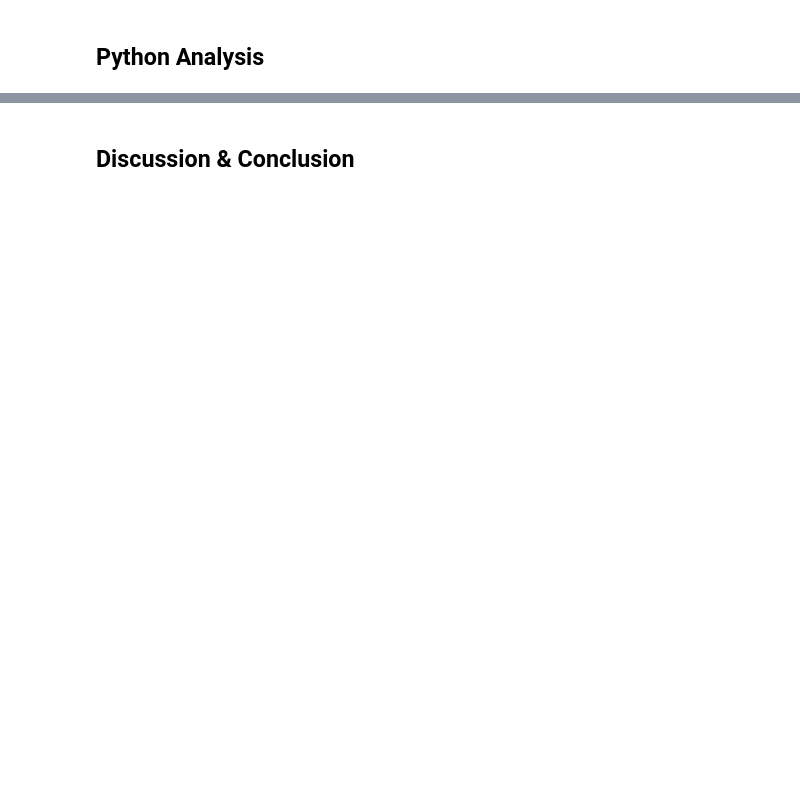
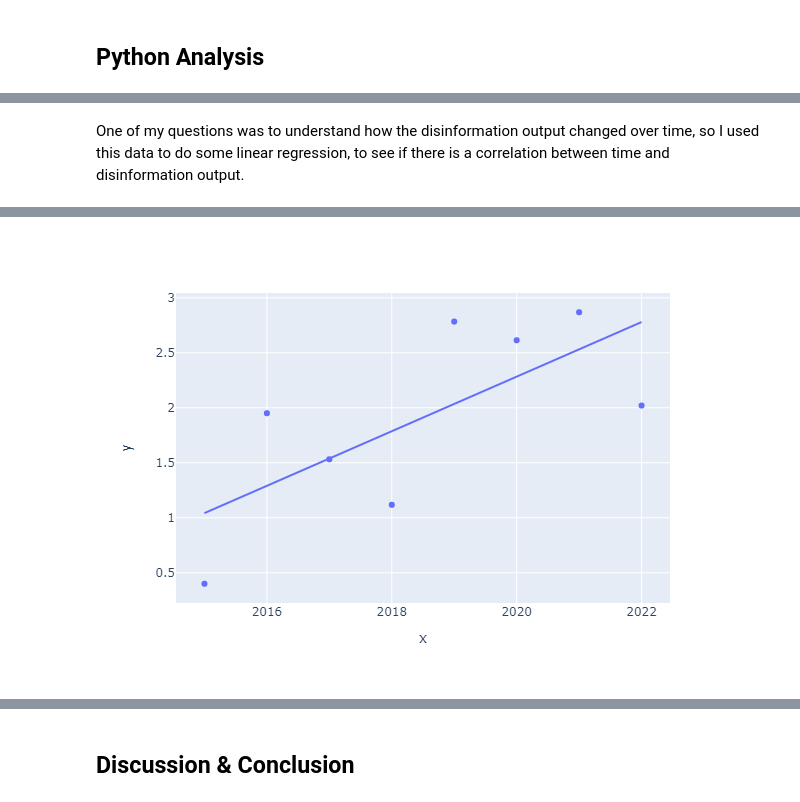
Before and after one commit to ashlynbaske/hcde-410-final, a Jupyter notebook: ukr-report.ipynb, the cells around one changed output, grey strips where cells are left out. Drawn from its saved outputs; the diff is of its cells as text; code cells hidden in the pictures; blank space fills up the shorter version.

```diff
--- a/ukr-report.ipynb
+++ b/ukr-report.ipynb
@@ -20,0 +155,9 @@
+# %%
+for case in eu_data:
+    if case['date'] == "null":
+        eu_data.remove(case)
+
+for case in eu_data:
+    if case['date'] == "null":
+        print("found null")
+        break
@@ -20,0 +194,21 @@
+# %%
+year_counts = {}
+month_counts = {}
+for i in eu_data:
+
+    year = i['date'].year
+    # month = str(i['date'].year) + ", " +  str(i['date'].month)
+    month = i['date'].strftime("%Y-%m")
+    #update the year dictionary
+    if year in year_counts: year_counts[year] += 1
+    else: year_counts[year] = 1
+
+    #update the month dictionary
+    if month in month_counts: month_counts[month] += 1
+    else: month_counts[month] = 1
+'''
+pprint(year_counts) #uncomment to test
+print()
+print()
+pprint(month_counts)
+'''
@@ -20,0 +219,10 @@
+# %%
+year_avg_counts = {}
+
+for year in year_counts:
+    if year != 2022:
+        year_avg_counts[year] = year_counts[year]/365
+    if year == 2022:
+        year_avg_counts[2022] = year_counts[2022]/147 # bc I scraped the data on 5/27
+
+pprint(year_avg_counts)
@@ -20,0 +238,8 @@
+# %% [markdown]
+One of my questions was to understand how the disinformation output changed over time, so I used this data to do some linear regression, to see if there is a correlation between time and disinformation output.
+# %%
+import plotly.express as px
+
+fig = px.scatter(x=year_avg_counts.keys(), y=year_avg_counts.values(), trendline="ols")
+fig.show()
+# %% [output]
@@ -20,0 +247 @@
+[figure, added]
```
Also changed, not shown: parts of 42 cells of this notebook.
